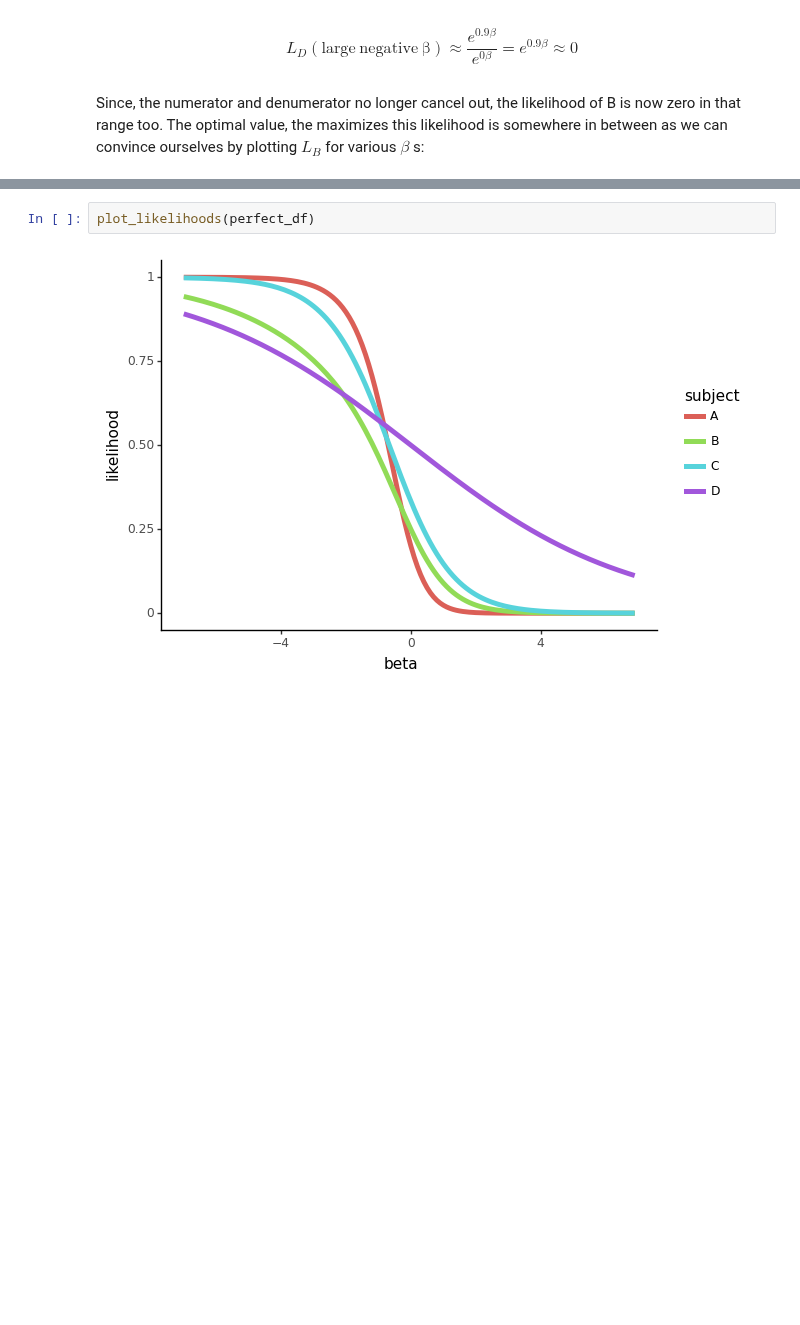
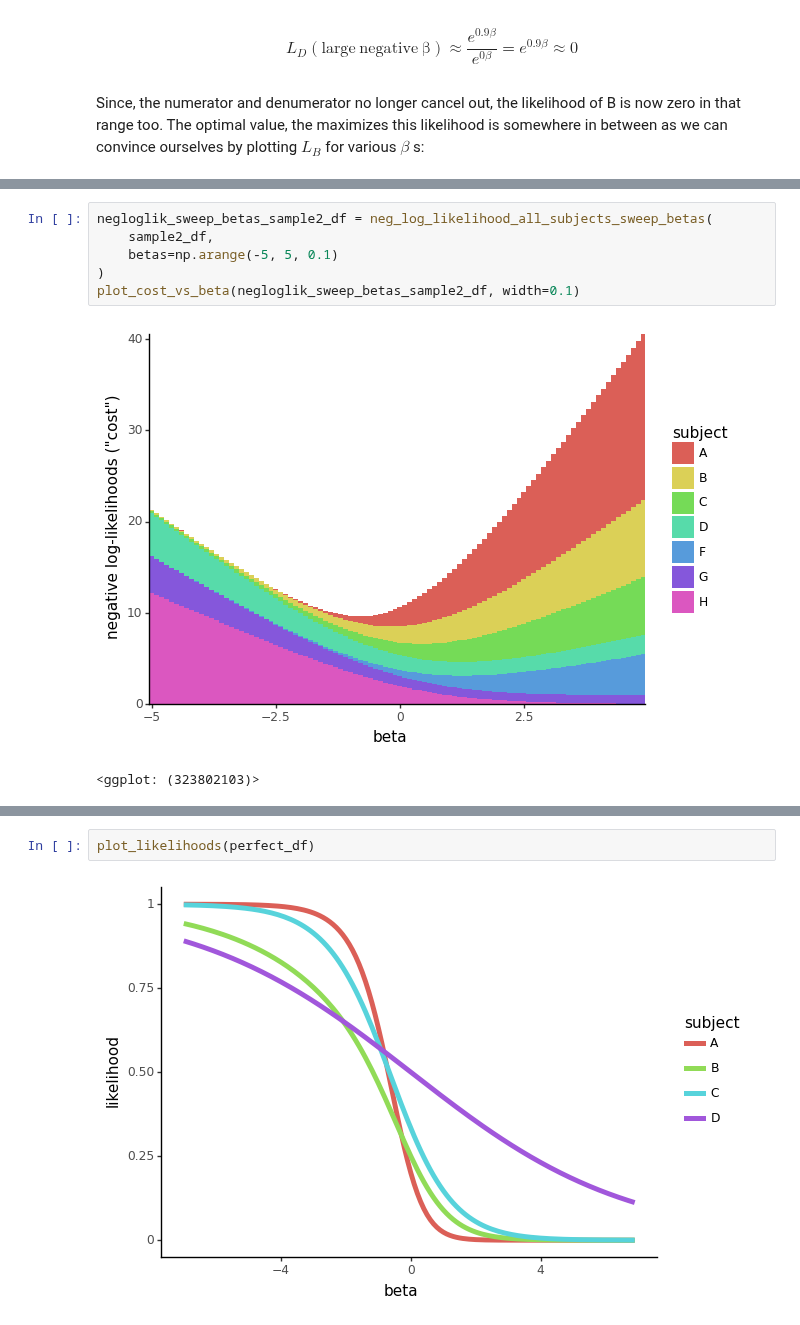
Before and after one commit to igor-sb/blog, a Jupyter notebook: posts/cox_perfect.ipynb, the cells around one changed output, grey strips where cells are left out. Saved outputs shown, nothing was run; the diff lists cells and outputs as text; blank space fills up the shorter version.

```diff
--- a/posts/cox_perfect.ipynb
+++ b/posts/cox_perfect.ipynb
@@ -159,0 +212,9 @@ plot_likelihoods(sample_df)
+# %%
+negloglik_sweep_betas_sample2_df = neg_log_likelihood_all_subjects_sweep_betas(
+    sample2_df,
+    betas=np.arange(-5, 5, 0.1)
+)
+plot_cost_vs_beta(negloglik_sweep_betas_sample2_df, width=0.1)
+# %% [output]
+[figure, added]
+<ggplot: (323802103)>
```
Also changed, not shown: parts of 15 cells of this notebook.
